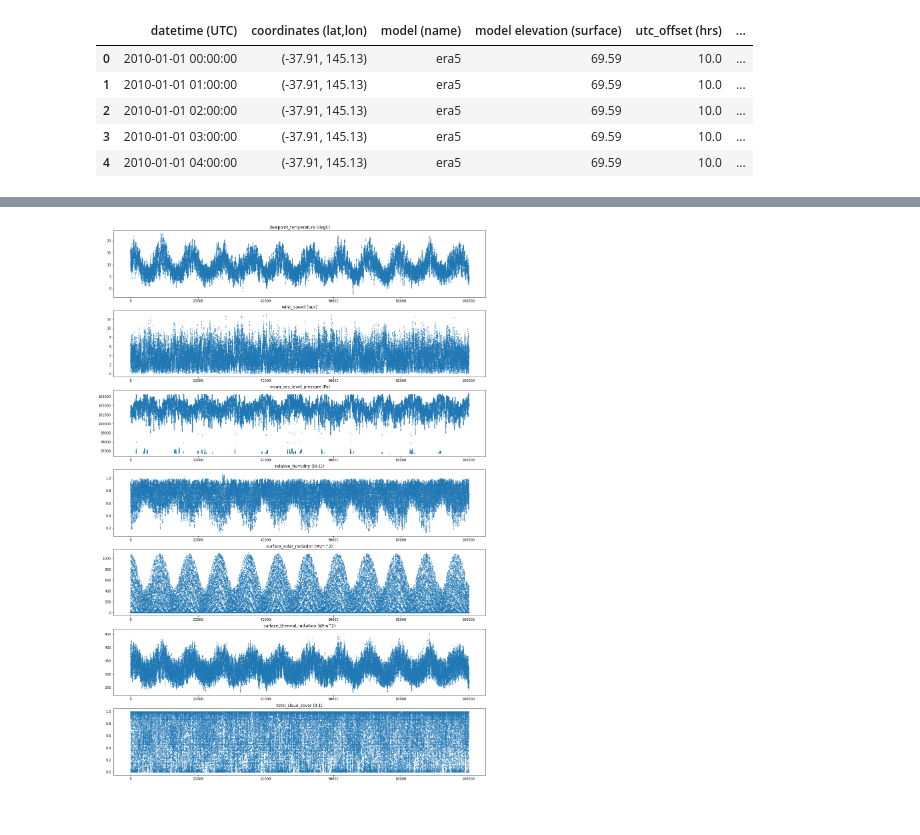
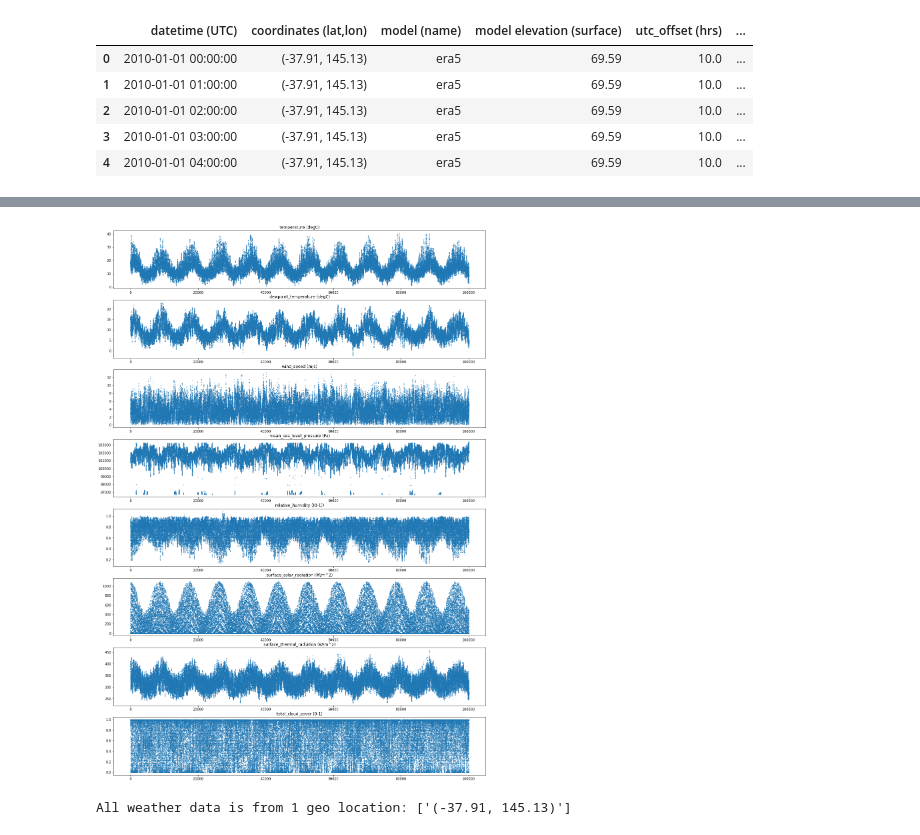
Before and after one commit to hbhungg/tinygrid, a Jupyter notebook: visualize_notebook.ipynb, the cells around one changed output, grey strips where cells are left out. Drawn from its saved outputs; the diff is of its cells as text; code cells hidden in the pictures.

```diff
--- a/visualize_notebook.ipynb
+++ b/visualize_notebook.ipynb
@@ -30,6 +30,6 @@ fs
  'phase2_instance_small_4.txt',
  'ERA5_Weather_Data_Monash.csv']
 # %%
-data = data_loader.convert_tsf_to_dataframe(os.path.join(path, fs[0]))
-data
+tsf_training_1 = data_loader.convert_tsf_to_dataframe(os.path.join(path, "phase_1_data.tsf"))[0]
+tsf_training_1
 # %% [output]
@@ -74,0 +83,13 @@ plt.show()
+# %%
+def date_stat(df):
+  ls = []
+  for i in df.iterrows():
+    name = i[1]['series_name']
+    start_date = i[1]['start_timestamp']
+    length = len(i[1]['series_value'])
+    end_date = start_date + pd.Timedelta(minutes=15*length)
+    print(f"{name:10} {start_date} --> {end_date}  Data points {length}")
+    ls.append(length)
+  return ls, end_date
+
+ls, end_date = date_stat(tsf_training_1)
@@ -74,0 +109,10 @@ plt.show()
+# %%
+tsf_training_2 = data_loader.convert_tsf_to_dataframe(os.path.join(path, "phase_2_data.tsf"))[0]
+l = len(tsf_training_2)
+for i, v in zip(range(l), ls):
+  data = tsf_training_2['series_value'][i]
+  tsf_training_2['series_value'][i] = data[v:]
+  tsf_training_2['start_timestamp'][i] = end_date
+
+#len(tsf_training_2['series_value'][0])
+tsf_training_2
@@ -75,5 +178,5 @@ plt.show()
 # %%
-weather_file = os.path.join(path, fs[-1])
+weather_file = os.path.join(path,"ERA5_Weather_Data_Monash.csv")
 weather_data = pd.read_csv(weather_file)
 weather_data.head()
 # %% [output]
@@ -86,13 +197,17 @@ weather_data.head()
 # %%
-filter_weather_data = weather_data.loc[:, "dewpoint_temperature (degC)":]
+filter_weather_data = weather_data.loc[:, "temperature (degC)":]
 length = len(filter_weather_data.columns)
 
 fig, axs = plt.subplots(length, figsize=(20, 30))
 
 for i, col in enumerate(filter_weather_data):
   axs[i].set_title(col)
   axs[i].plot(filter_weather_data[col], 'o', markersize=1)
 
 plt.show()
 # %% [output]
-[figure, old version]
+[figure, new version]
+# %%
+print("All weather data is from 1 geo location:", weather_data["coordinates (lat,lon)"].unique())
+# %% [output]
+All weather data is from 1 geo location: ['(-37.91, 145.13)']
```
Also changed, not shown: parts of 10 cells of this notebook, 1 other file.
